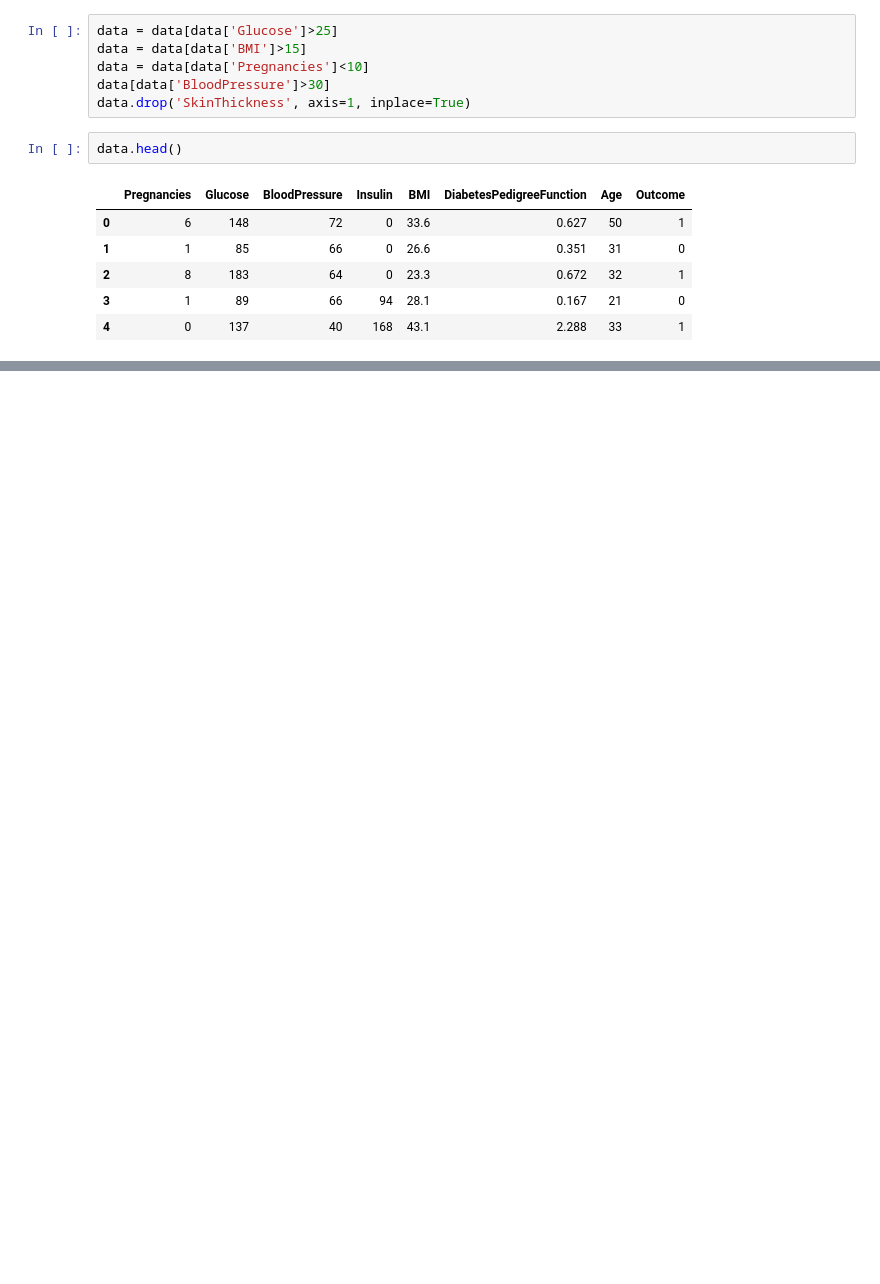
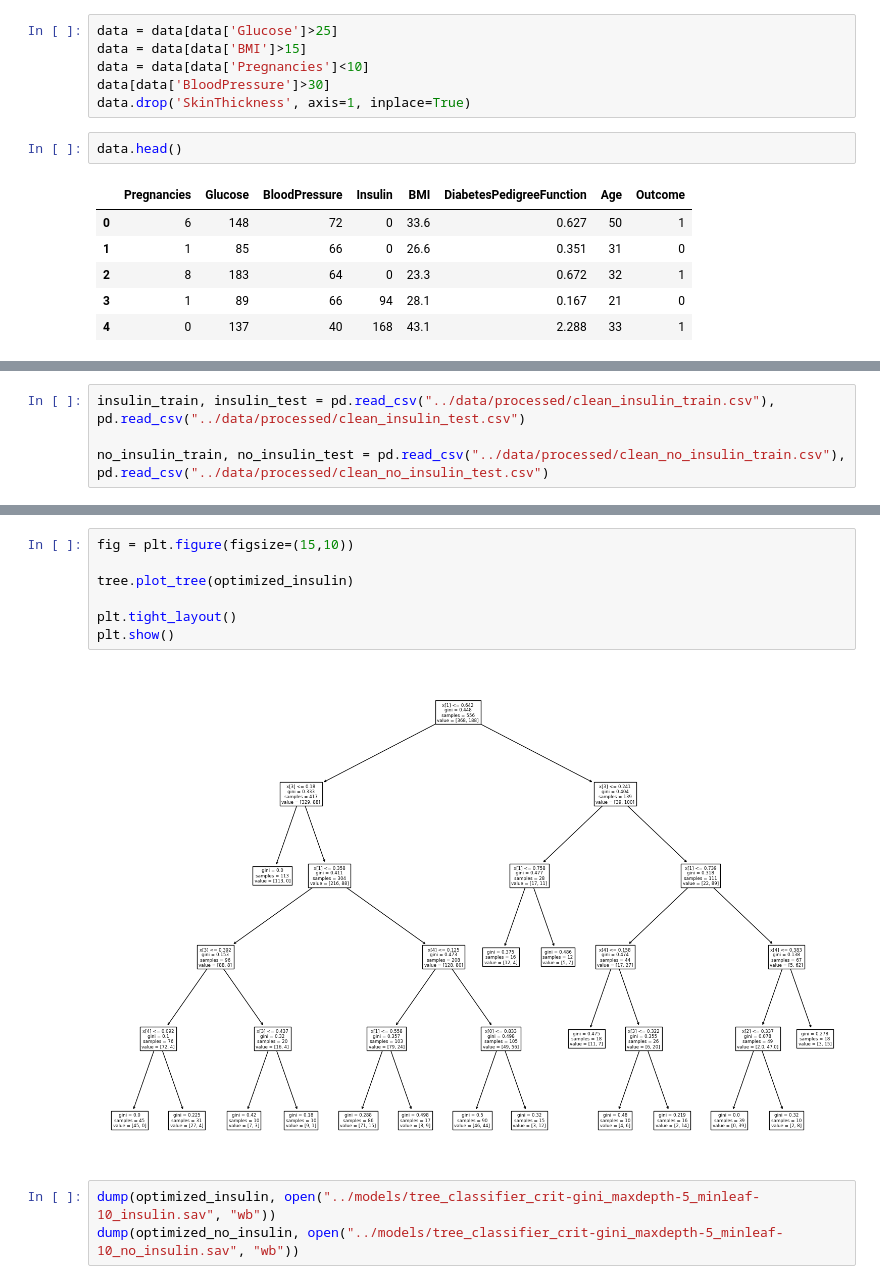
Before and after one commit to Diegomca98/4geeks-ml-template-prjs, a Jupyter notebook: src/explore.ipynb, the cells around one changed output, grey strips where cells are left out. Saved outputs shown, nothing was run; the diff lists cells and outputs as text; blank space fills up the shorter version.

```diff
--- a/src/explore.ipynb
+++ b/src/explore.ipynb
@@ -475,0 +1176,4 @@ data.head()
+# %%
+insulin_train, insulin_test = pd.read_csv("../data/processed/clean_insulin_train.csv"), pd.read_csv("../data/processed/clean_insulin_test.csv")
+
+no_insulin_train, no_insulin_test = pd.read_csv("../data/processed/clean_no_insulin_train.csv"), pd.read_csv("../data/processed/clean_no_insulin_test.csv")
@@ -475,0 +1390,12 @@ data.head()
+# %%
+fig = plt.figure(figsize=(15,10))
+
+tree.plot_tree(optimized_insulin)
+
+plt.tight_layout()
+plt.show()
+# %% [output]
+[figure, added]
+# %%
+dump(optimized_insulin, open("../models/tree_classifier_crit-gini_maxdepth-5_minleaf-10_insulin.sav", "wb"))
+dump(optimized_no_insulin, open("../models/tree_classifier_crit-gini_maxdepth-5_minleaf-10_no_insulin.sav", "wb"))
```
Also changed, not shown: parts of 31 cells of this notebook, 8 other files.
